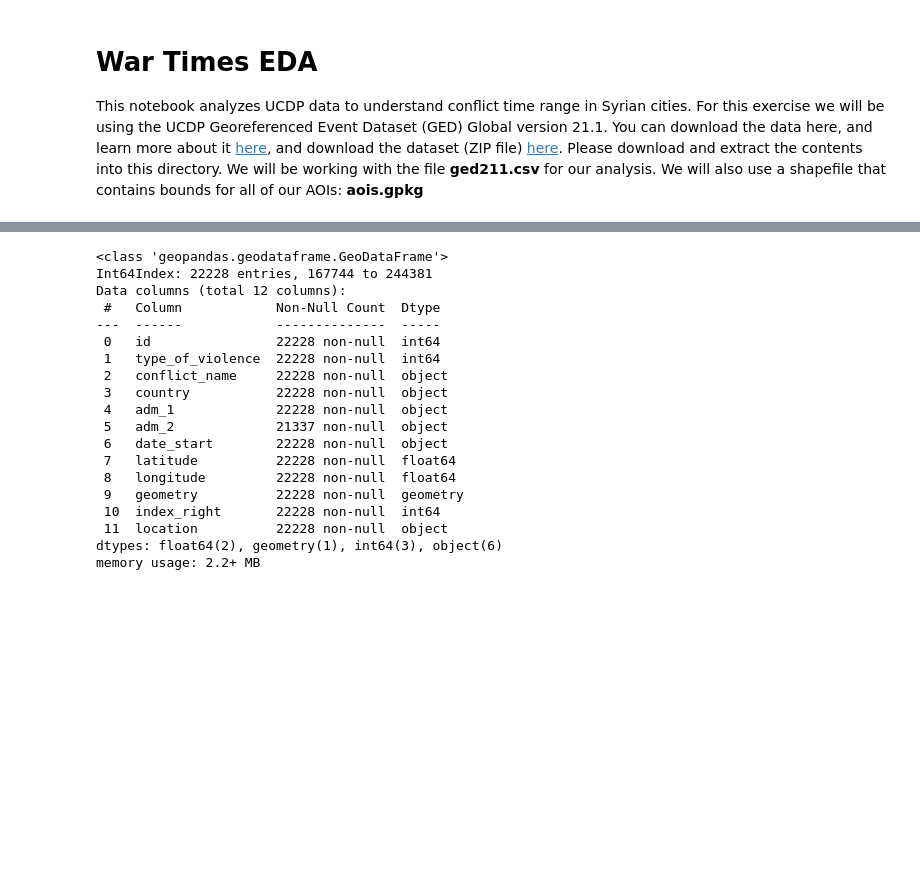
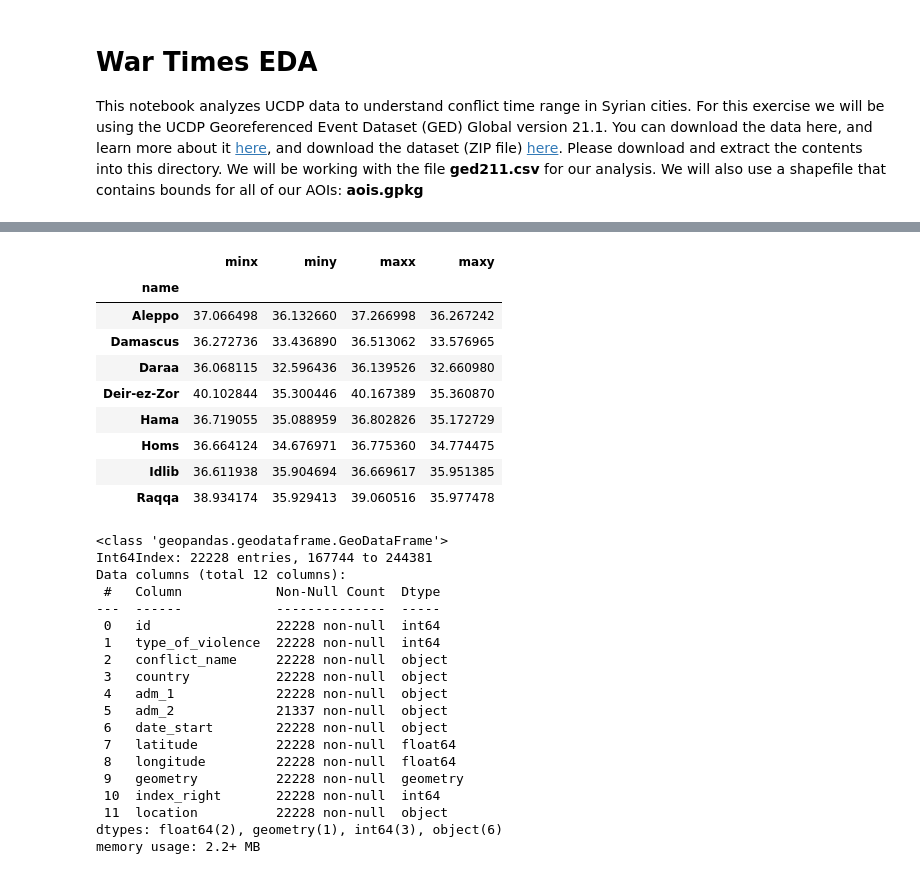
Before and after one commit to goclem/destruction, a Jupyter notebook: notebooks/1_Analysing_UCDP_Data.ipynb, the cells around one changed output, grey strips where cells are left out. Saved outputs shown, nothing was run; the diff lists cells and outputs as text; code cells hidden in the pictures; blank space fills up the shorter version.

```diff
--- a/notebooks/1_Analysing_UCDP_Data.ipynb
+++ b/notebooks/1_Analysing_UCDP_Data.ipynb
@@ -16,4 +25,29 @@ aois.plot();
 [figure]
+# %%
+aoi_names = {
+    "0": "Aleppo",
+    "1": "Damascus",
+    "2": "Daraa",
+    "3": "Deir-ez-Zor",
+    "4": "Hama",
+    "5": "Homs",
+    "6": "Idlib",
+    "7": "Raqqa",
+}
+
+aois['name'] = aois.reset_index()['index'].apply(lambda x: aoi_names.get(str(x)))
+aois.set_index('name').bounds
+# %% [output]
+|  | minx | miny | maxx | maxy |
+| name |  |  |  |  |
+| Aleppo | 37.066498 | 36.132660 | 37.266998 | 36.267242 |
+| Damascus | 36.272736 | 33.436890 | 36.513062 | 33.576965 |
+| Daraa | 36.068115 | 32.596436 | 36.139526 | 32.660980 |
+| Deir-ez-Zor | 40.102844 | 35.300446 | 40.167389 | 35.360870 |
+| Hama | 36.719055 | 35.088959 | 36.802826 | 35.172729 |
+| Homs | 36.664124 | 34.676971 | 36.775360 | 34.774475 |
+| Idlib | 36.611938 | 35.904694 | 36.669617 | 35.951385 |
+| Raqqa | 38.934174 | 35.929413 | 39.060516 | 35.977478 |
 # %%
 ucdp = pd.read_csv('data/ged211.csv', low_memory=False)
 ucdp = ucdp[['id', 'type_of_violence', 'conflict_name', 'country', 'adm_1', 'adm_2', 'date_start', 'latitude', 'longitude']]
```
Also changed, not shown: parts of 1 cell of this notebook, 1 other file.
